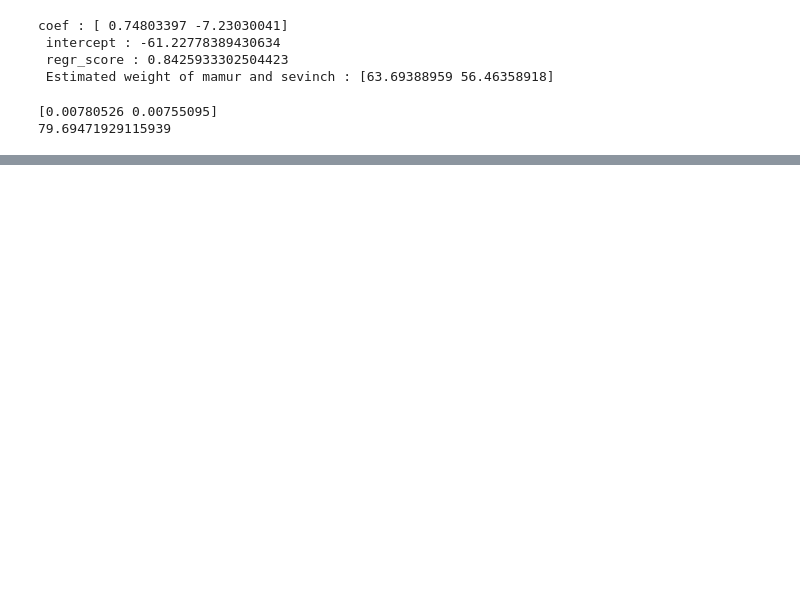
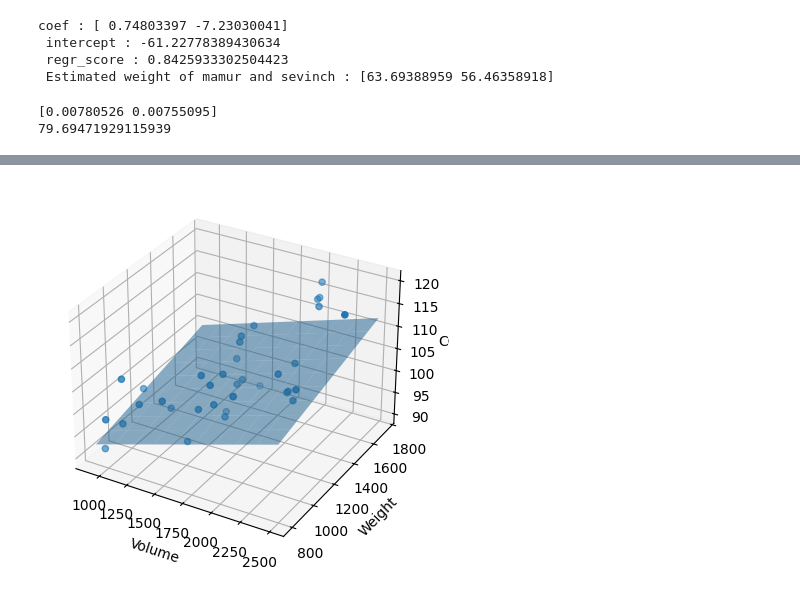
Before and after one commit to Tsumaki0/AI_Electronic_Abdulazaiz, a Jupyter notebook: Weight.ipynb, the cells around one changed output, grey strips where cells are left out. Cells and saved outputs as stored; diff of their text form; code cells hidden in the pictures; blank space fills up the shorter version.

```diff
--- a/Weight.ipynb
+++ b/Weight.ipynb
@@ -38,0 +55,22 @@ print(model.intercept_)
+# %%
+import numpy as np
+# grid 생성
+volume_range = np.linspace(df['Volume'].min(), df['Volume'].max(), 10)
+weight_range = np.linspace(df['Weight'].min(), df['Weight'].max(), 10)
+
+volume_grid, weight_grid = np.meshgrid(volume_range, weight_range)
+co2_pred = model.intercept_ + model.coef_[0]*volume_grid + model.coef_[1]*weight_grid
+# 3D 그래프
+fig = plt.figure()
+ax = fig.add_subplot(111, projection='3d')
+
+ax.scatter(df['Volume'], df['Weight'], df['CO2'])
+ax.plot_surface(volume_grid, weight_grid, co2_pred, alpha=0.5)
+
+ax.set_xlabel('Volume')
+ax.set_ylabel('Weight')
+ax.set_zlabel('CO2')
+
+plt.show()
+# %% [output]
+[figure, added]
```
Also changed, not shown: parts of 1 cell of this notebook.
